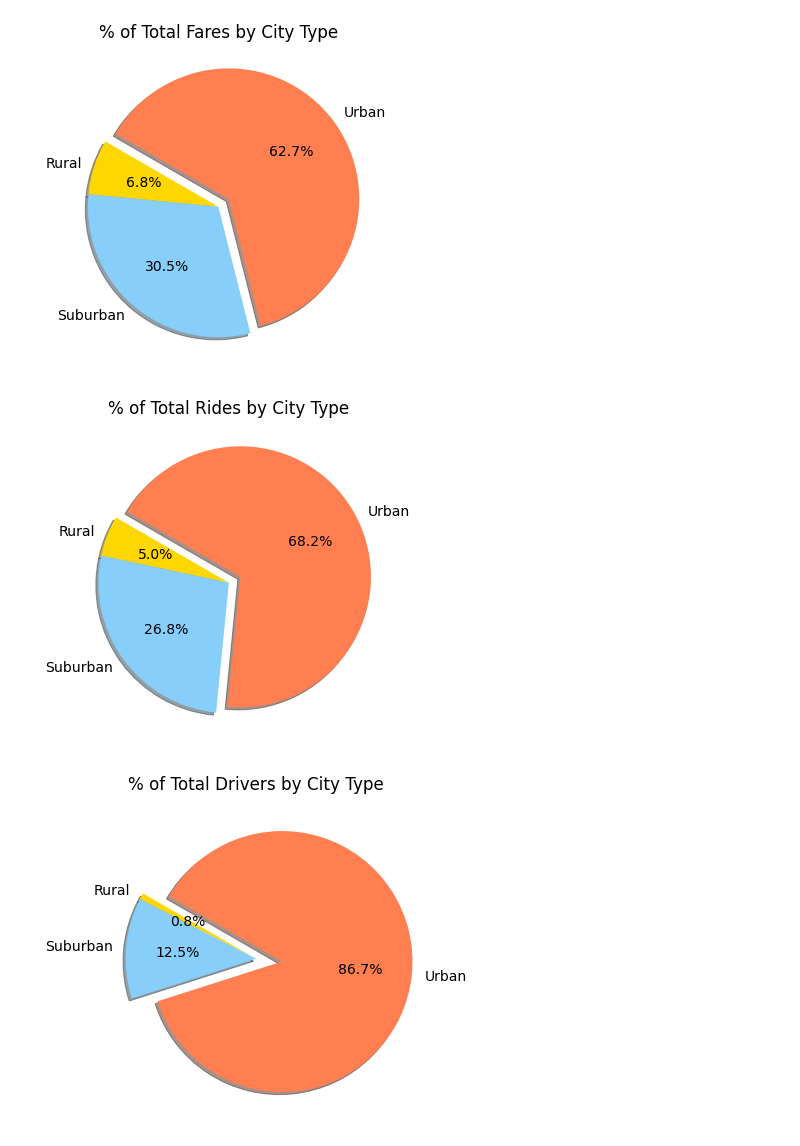
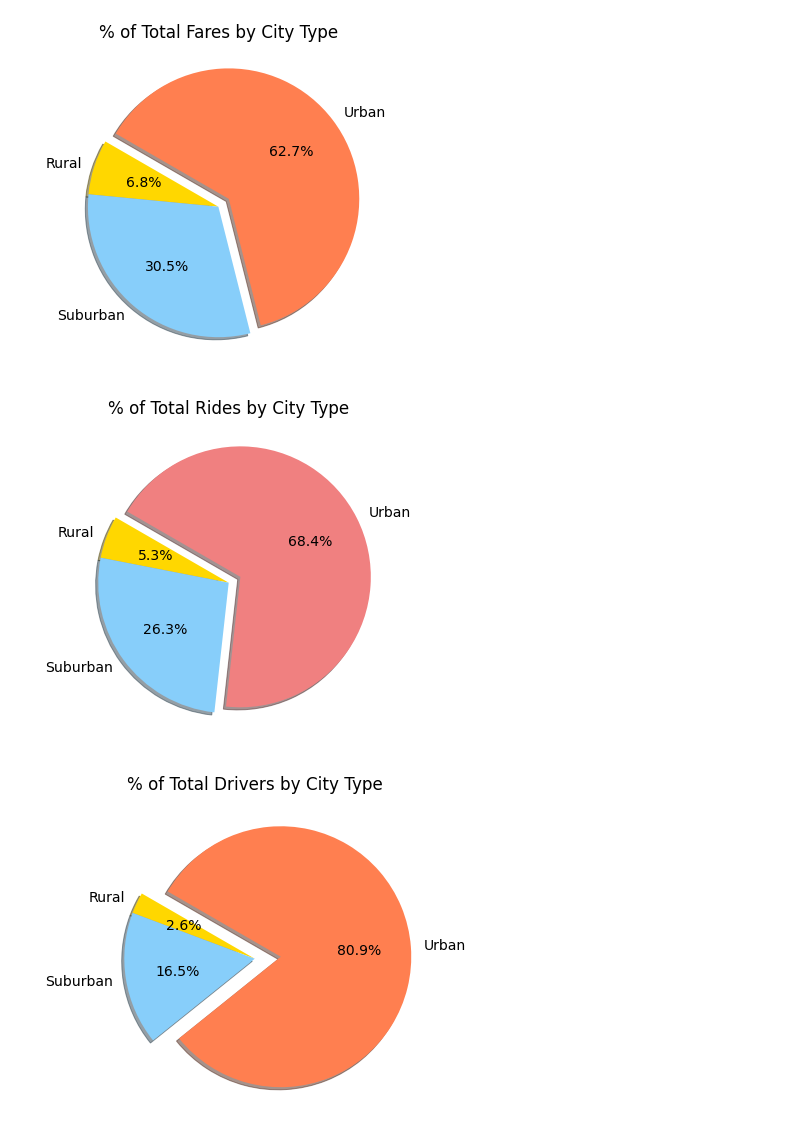
Before and after one commit to ricardoguerreiro92/PyBer_Analysis, a Jupyter notebook: PyBer.ipynb, the cells around one changed output. Cells and saved outputs as stored; diff of their text form; code cells hidden in the pictures.

Commit message:
Added Pie Chart for % Total drivers, fares, rides per city type

```diff
--- a/PyBer.ipynb
+++ b/PyBer.ipynb
@@ -1005,35 +1005,35 @@ plt.show()
 # %%
 #creating pie chart for percentage of total rides for each city type
 #get the percentages
-rides_percents = pyber_data_df.groupby(['type']).sum()['ride_id'] / pyber_data_df['ride_id'].sum() * 100
+rides_percents = pyber_data_df.groupby(['type']).count()['ride_id'] / pyber_data_df['ride_id'].count() * 100
 
 #create the chart
 plt.subplots(figsize = (10,6))
 plt.pie(rides_percents,
        labels = ['Rural', 'Suburban', 'Urban'],
-       colors = ['gold', 'lightskyblue', 'coral'],
+       colors = ['gold', 'lightskyblue', 'lightcoral'],
        explode = [0,0,0.1],
         autopct = '%1.1f%%',
        shadow = True, startangle = 150)
 
 #give title
 
 plt.title('% of Total Rides by City Type')
 #change font size
 mpl.rcParams['font.size']=14
 
 #save figure
 plt.savefig('analysis/Fig6.png')
 
 #show
 plt.show()
 # %% [output]
-[figure, old version]
+[figure, new version]
 # %%
 #creating pie chart for percentage of total drivers for each city type
 #get the percentages
 
-drivers_percents = pyber_data_df.groupby(['type']).sum()['driver_count'] / pyber_data_df['driver_count'].sum() * 100
+drivers_percents = city_data_df.groupby(['type']).sum()['driver_count'] / city_data_df['driver_count'].sum() * 100
 
 #create the chart
 plt.subplots(figsize=(10,6))
@@ -1056,4 +1056,4 @@ plt.savefig('analysis/Fig7.png')
 #show figure
 plt.show()
 # %% [output]
-[figure, old version]
+[figure, new version]
```
